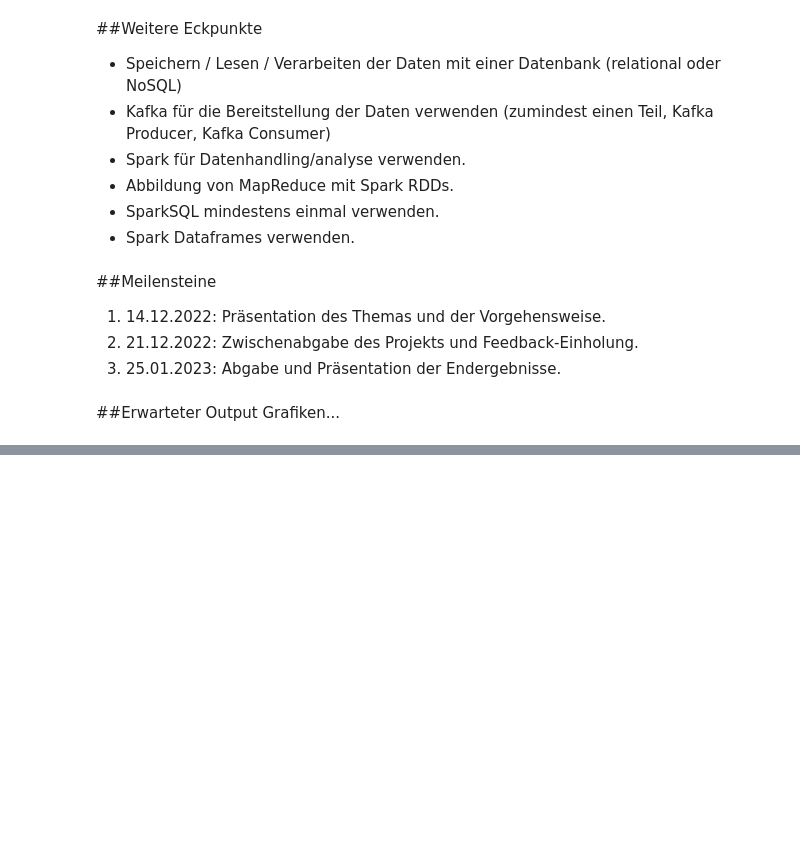
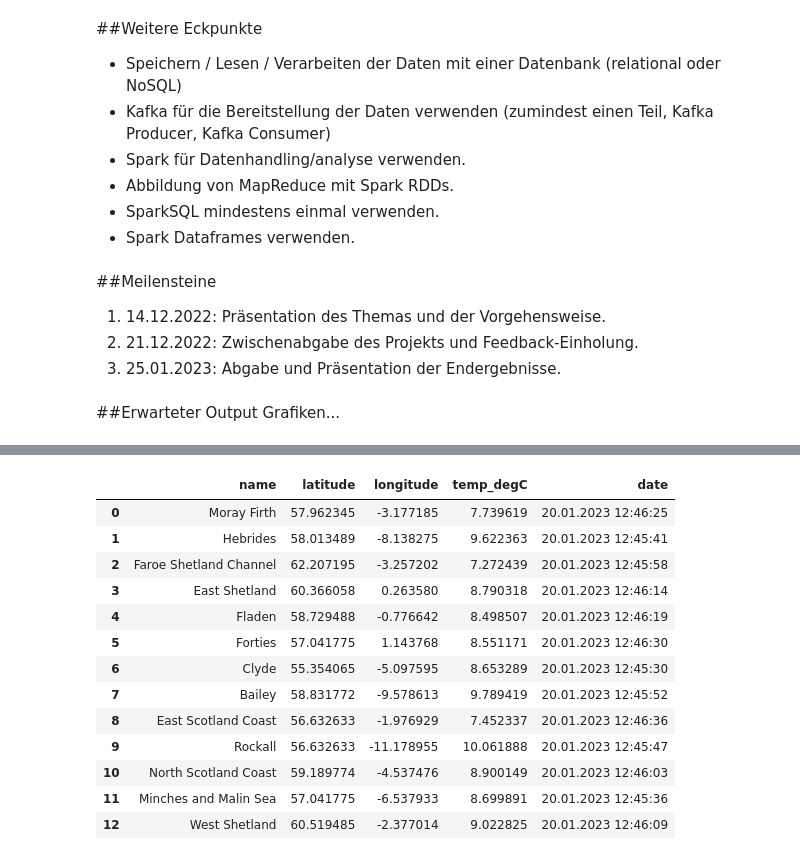
Before and after one commit to ds22m032/DSI, a Jupyter notebook: Abschlussprojekt_Wasser.ipynb, the cells around one changed output, grey strips where cells are left out. Cells and saved outputs as stored; diff of their text form; code cells hidden in the pictures; blank space fills up the shorter version.

```diff
--- a/Abschlussprojekt_Wasser.ipynb
+++ b/Abschlussprojekt_Wasser.ipynb
@@ -125 +209,11 @@ producer.close()
+# %%
+# Connect to CouchDB Server
+couch = couchdb.Server('http://admin:YOURPASSWORD@localhost:5984/')
+
+# Selecting or Creating the Database
+dbname = "api_data"
+if dbname in couch:
+    db = couch[dbname]
+else:
+    db = couch.create(dbname)
 # %%
@@ -131,8 +226,16 @@ consumer = KafkaConsumer(
      group_id='rtofs',
      value_deserializer=lambda x: loads(x.decode('utf-8')))
 # %%
+# Create CouchDB Document for each Message in Consumer with UUID
 for message in consumer:
     message = message.value
-    #collection.insert_one(message)
-    #print('{} added to {}'.format(message, collection))
+
     print(message)
+
+    #Create UUID
+    myuuid = uuid.uuid4()
+
+    #Write API JSON Message with UUID into DB Document
+    db[str(myuuid)] = message
+
+consumer.close()
@@ -138,0 +259,6 @@ for message in consumer:
+# %%
+#Get all documents from DB and save to DataFrame
+rows = db.view('_all_docs', include_docs=True)
+data = [row['doc'] for row in rows]
+df = pd.DataFrame(data)
+df
@@ -139,2 +280,27 @@ for message in consumer:
 # %%
-consumer.close()
+# Adapting and preparing the dataframe api_data for plotting
+dfAPI = df[["name", "point", "temperature", "date"]].copy()
+
+for index, row in dfAPI.iterrows():
+    dfAPI['latitude'] = dfAPI['point'].apply(lambda x: x.get('latitude'))
+    dfAPI['longitude'] = dfAPI['point'].apply(lambda x: (x.get('longitude') + 180) % 360 - 180)
+    dfAPI['temp_degC'] = dfAPI['temperature'].apply(lambda x: x.get('value'))
+
+dfAPI = dfAPI[["name", "latitude", "longitude", "temp_degC", "date"]]
+
+dfAPI
+# %% [output]
+|  | name | latitude | longitude | temp_degC | date |
+| 0 | Moray Firth | 57.962345 | -3.177185 | 7.739619 | 20.01.2023 12:46:25 |
+| 1 | Hebrides | 58.013489 | -8.138275 | 9.622363 | 20.01.2023 12:45:41 |
+| 2 | Faroe Shetland Channel | 62.207195 | -3.257202 | 7.272439 | 20.01.2023 12:45:58 |
+| 3 | East Shetland | 60.366058 | 0.263580 | 8.790318 | 20.01.2023 12:46:14 |
+| 4 | Fladen | 58.729488 | -0.776642 | 8.498507 | 20.01.2023 12:46:19 |
+| 5 | Forties | 57.041775 | 1.143768 | 8.551171 | 20.01.2023 12:46:30 |
+| 6 | Clyde | 55.354065 | -5.097595 | 8.653289 | 20.01.2023 12:45:30 |
+| 7 | Bailey | 58.831772 | -9.578613 | 9.789419 | 20.01.2023 12:45:52 |
+| 8 | East Scotland Coast | 56.632633 | -1.976929 | 7.452337 | 20.01.2023 12:46:36 |
+| 9 | Rockall | 56.632633 | -11.178955 | 10.061888 | 20.01.2023 12:45:47 |
+| 10 | North Scotland Coast | 59.189774 | -4.537476 | 8.900149 | 20.01.2023 12:46:03 |
+| 11 | Minches and Malin Sea | 57.041775 | -6.537933 | 8.699891 | 20.01.2023 12:45:36 |
+| 12 | West Shetland | 60.519485 | -2.377014 | 9.022825 | 20.01.2023 12:46:09 |
```
Also changed, not shown: parts of 23 cells of this notebook.
